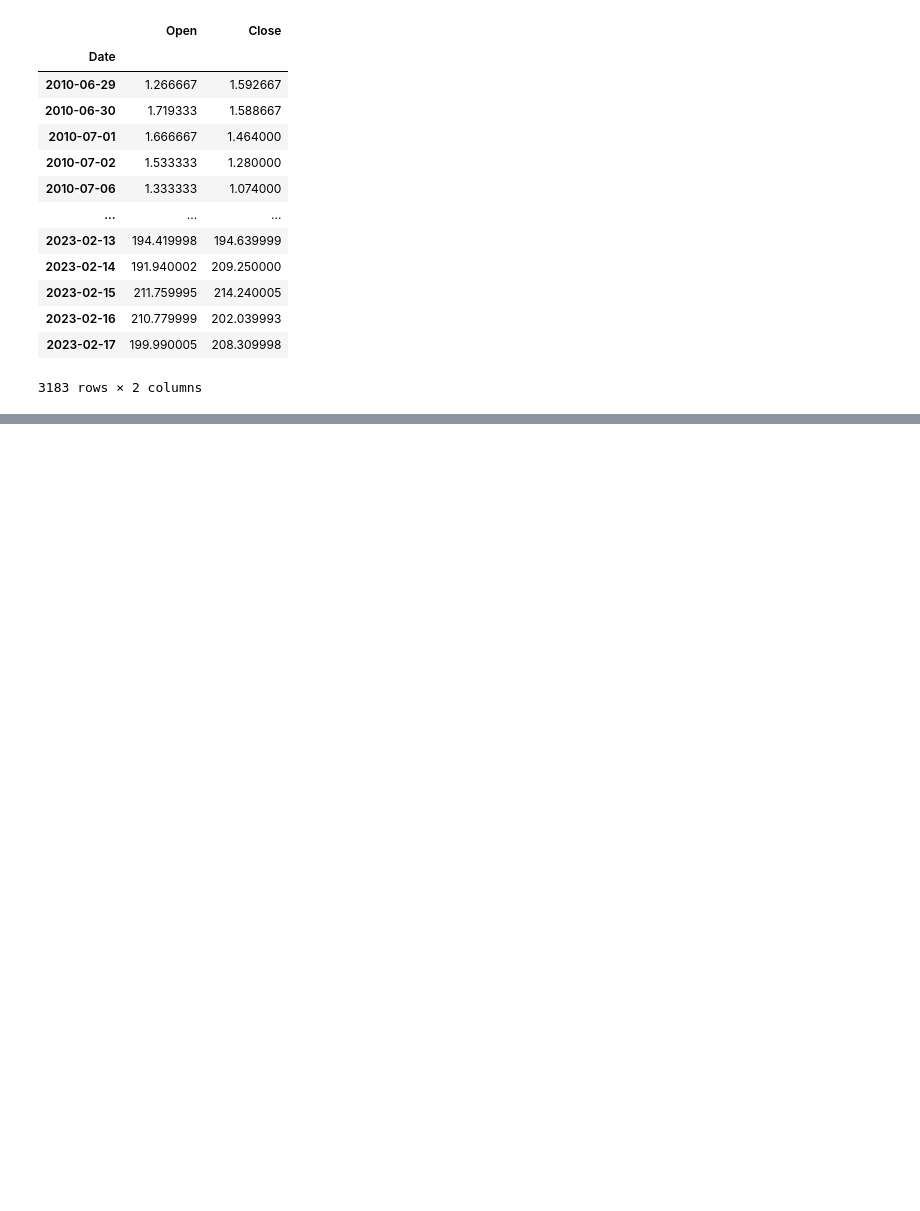
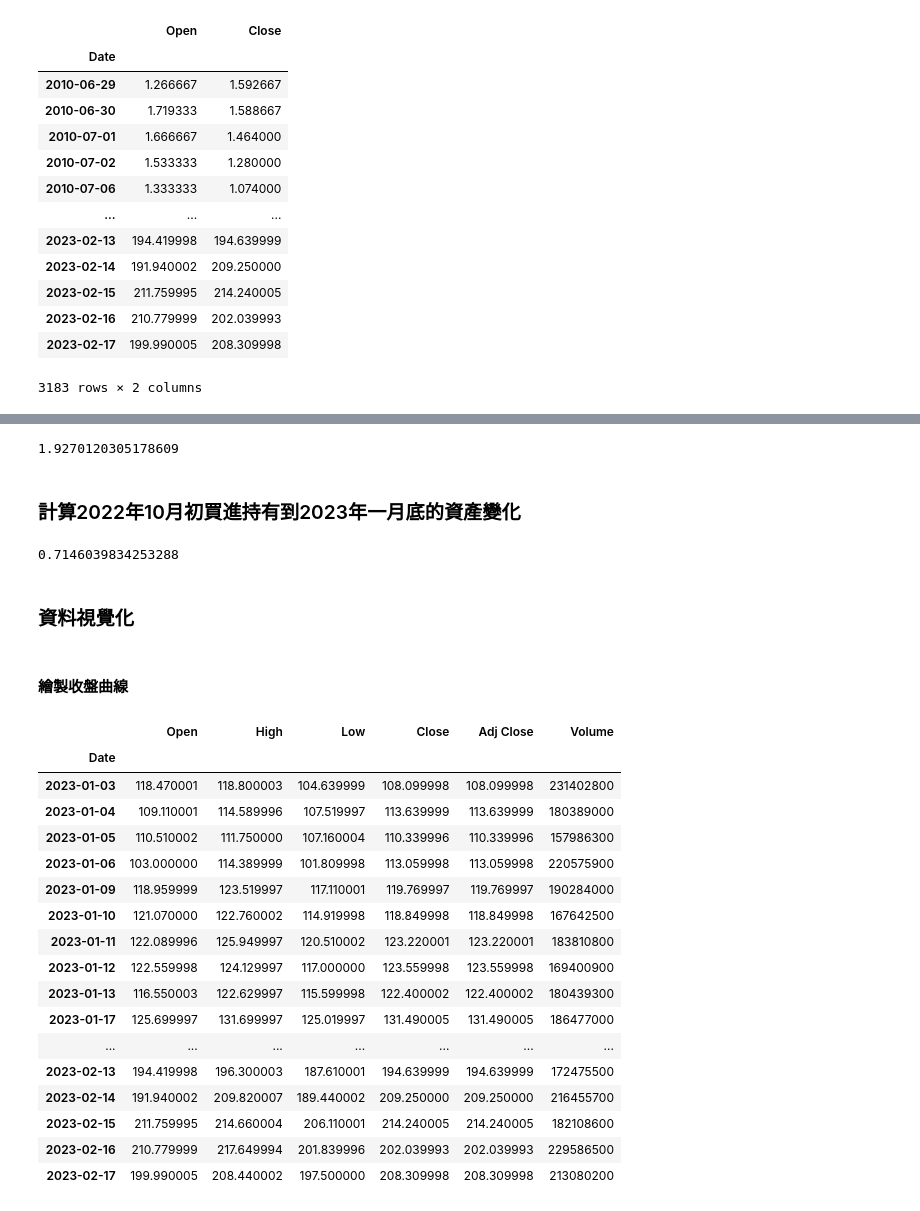
Before and after one commit to aprilrain731/20230210-python, a Jupyter notebook: 20230219.ipynb, the cells around one changed output, grey strips where cells are left out. Saved outputs shown, nothing was run; the diff lists cells and outputs as text; code cells hidden in the pictures; blank space fills up the shorter version.

```diff
--- a/20230219.ipynb
+++ b/20230219.ipynb
@@ -725,0 +772,36 @@ df[['Open','Close']]
+# %%
+df.loc['2023-01':'2023-03'].Close[-1]/df.loc['2023-01':'2023-03'].Close[0]
+# %% [output]
+1.9270120305178609
+# %% [markdown]
+### 計算2022年10月初買進持有到2023年一月底的資產變化
+# %%
+df.loc['2022-10':'2023-01'].Close[-1]/df.loc['2022-10':'2023-01'].Close[0]
+# %% [output]
+0.7146039834253288
+# %% [markdown]
+### 資料視覺化
+# %% [markdown]
+#### 繪製收盤曲線
+# %%
+#2023股價歷史資料
+df.loc['2023']
+# %% [output]
+|  | Open | High | Low | Close | Adj Close | Volume |
+| Date |  |  |  |  |  |  |
+| 2023-01-03 | 118.470001 | 118.800003 | 104.639999 | 108.099998 | 108.099998 | 231402800 |
+| 2023-01-04 | 109.110001 | 114.589996 | 107.519997 | 113.639999 | 113.639999 | 180389000 |
+| 2023-01-05 | 110.510002 | 111.750000 | 107.160004 | 110.339996 | 110.339996 | 157986300 |
+| 2023-01-06 | 103.000000 | 114.389999 | 101.809998 | 113.059998 | 113.059998 | 220575900 |
+| 2023-01-09 | 118.959999 | 123.519997 | 117.110001 | 119.769997 | 119.769997 | 190284000 |
+| 2023-01-10 | 121.070000 | 122.760002 | 114.919998 | 118.849998 | 118.849998 | 167642500 |
+| 2023-01-11 | 122.089996 | 125.949997 | 120.510002 | 123.220001 | 123.220001 | 183810800 |
+| 2023-01-12 | 122.559998 | 124.129997 | 117.000000 | 123.559998 | 123.559998 | 169400900 |
+| 2023-01-13 | 116.550003 | 122.629997 | 115.599998 | 122.400002 | 122.400002 | 180439300 |
+| 2023-01-17 | 125.699997 | 131.699997 | 125.019997 | 131.490005 | 131.490005 | 186477000 |
+| ... | ... | ... | ... | ... | ... | ... |
+| 2023-02-13 | 194.419998 | 196.300003 | 187.610001 | 194.639999 | 194.639999 | 172475500 |
+| 2023-02-14 | 191.940002 | 209.820007 | 189.440002 | 209.250000 | 209.250000 | 216455700 |
+| 2023-02-15 | 211.759995 | 214.660004 | 206.110001 | 214.240005 | 214.240005 | 182108600 |
+| 2023-02-16 | 210.779999 | 217.649994 | 201.839996 | 202.039993 | 202.039993 | 229586500 |
+| 2023-02-17 | 199.990005 | 208.440002 | 197.500000 | 208.309998 | 208.309998 | 213080200 |
```
Also changed, not shown: parts of 12 cells of this notebook.
